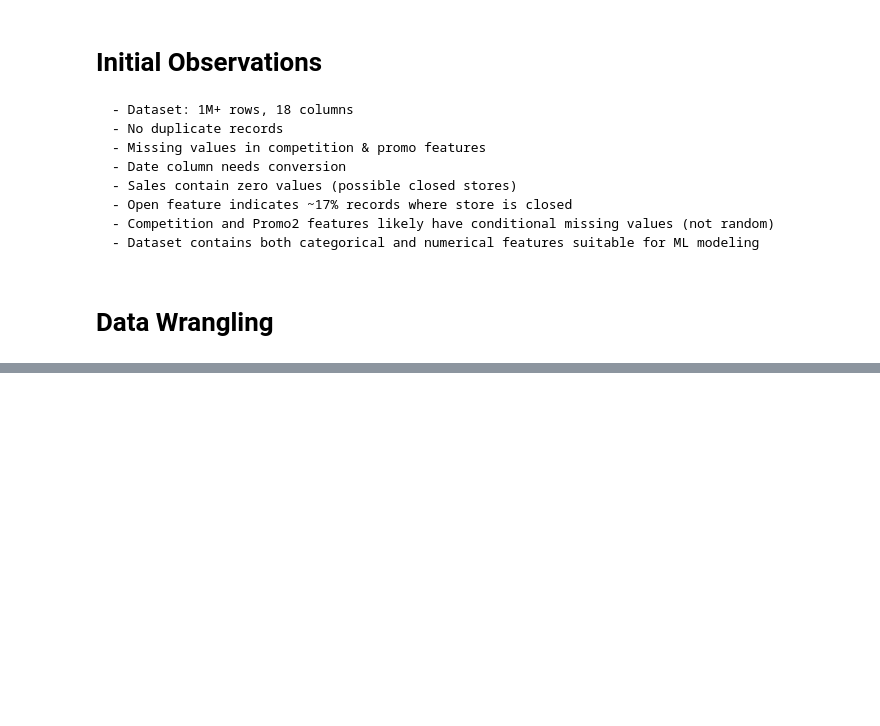
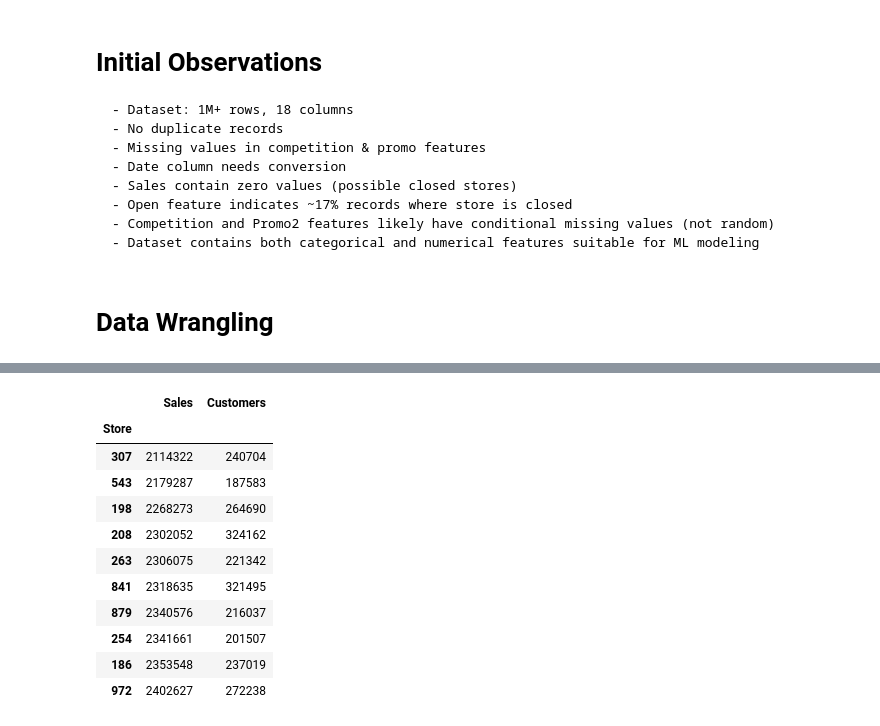
Before and after one commit to mdismailquraishicse/rossmann-sales-prediction, a Jupyter notebook: notebooks/01_eda.ipynb, the cells around one changed output, grey strips where cells are left out. Saved outputs shown, nothing was run; the diff lists cells and outputs as text; code cells hidden in the pictures; blank space fills up the shorter version.

```diff
--- a/notebooks/01_eda.ipynb
+++ b/notebooks/01_eda.ipynb
@@ -94,0 +120,15 @@ df.head()
+# %%
+bottom10storesWithLeastSales
+# %% [output]
+|  | Sales | Customers |
+| Store |  |  |
+| 307 | 2114322 | 240704 |
+| 543 | 2179287 | 187583 |
+| 198 | 2268273 | 264690 |
+| 208 | 2302052 | 324162 |
+| 263 | 2306075 | 221342 |
+| 841 | 2318635 | 321495 |
+| 879 | 2340576 | 216037 |
+| 254 | 2341661 | 201507 |
+| 186 | 2353548 | 237019 |
+| 972 | 2402627 | 272238 |
```
Also changed, not shown: parts of 14 cells of this notebook.
